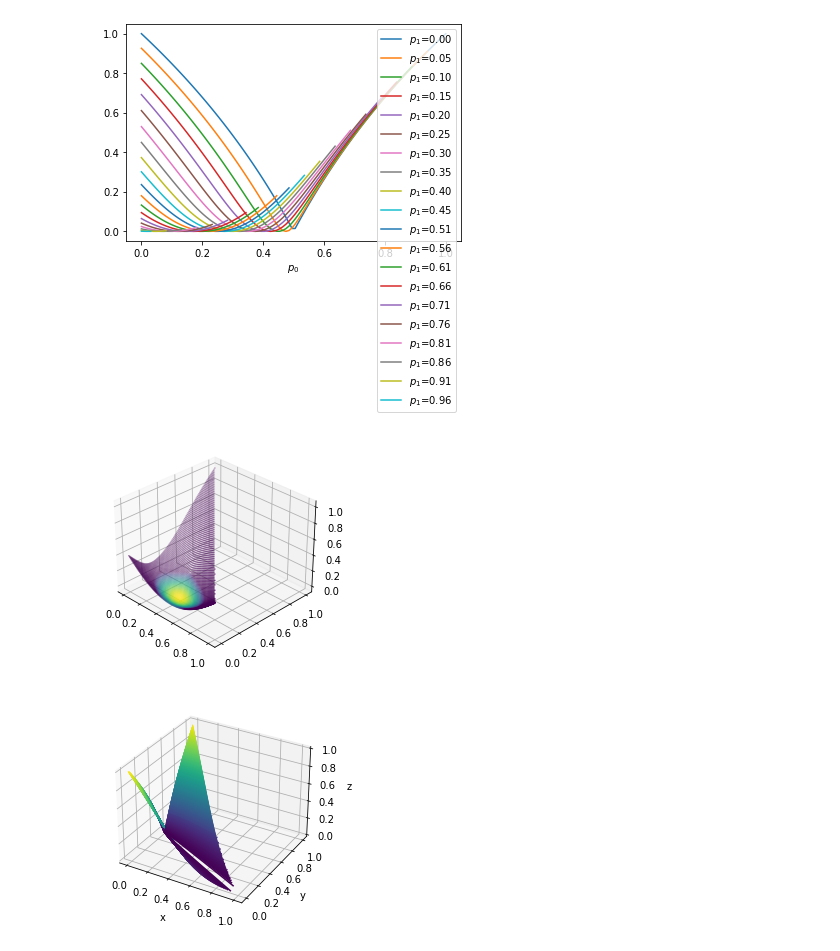
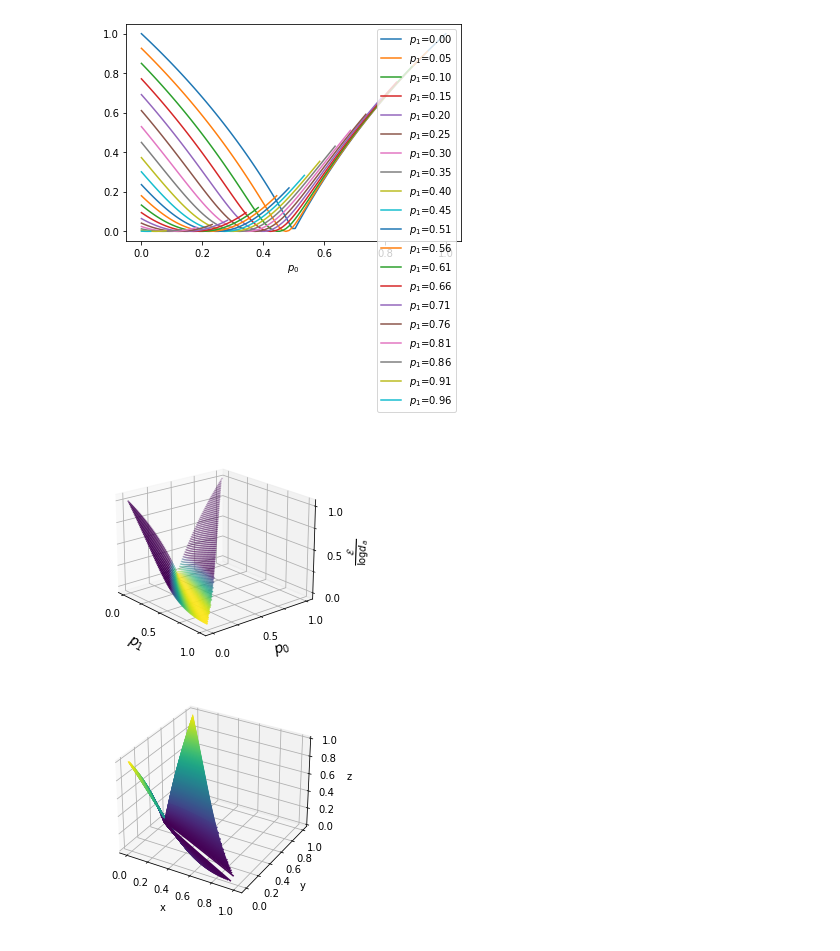
Before and after one commit to hassan-shap/anyons_pt, a Jupyter notebook: su2k.ipynb, the cells around one changed output. Saved outputs shown, nothing was run; the diff lists cells and outputs as text; code cells hidden in the pictures.

```diff
--- a/su2k.ipynb
+++ b/su2k.ipynb
@@ -477,7 +477,7 @@ plt.show()
 # %%
 # 2d phase diagram
 
-k=6
+k=4
 q= np.exp(1j*2*pi/(k+2))
 a=1
 b=1
@@ -548,17 +548,29 @@ plt.show()
 # %%
 import matplotlib.tri as mtri
 
 tri = mtri.Triangulation(x, y)
 
-
-ax = plt.axes(projection='3d')
-ax.scatter(y, x, z, c=z, s=2, cmap='viridis_r', linewidth=0.1,vmin=0,vmax=.1);
+fig = plt.figure(figsize=(5,4))
+ax = fig.add_subplot(111, projection='3d')
+ax.scatter(y, x, z, c=z, s=2, cmap='viridis_r', linewidth=0.1,vmin=0.,vmax=0.2);
 # ax.plot_trisurf(x, y, z, triangles=tri.triangles,
 #                 cmap=plt.cm.Spectral,vmin=0,vmax=0.5)#, edgecolor='none');
-ax.view_init(30, -45)
+ax.view_init(20, -40)
 # ax.view_init(90, -45)
+
+ax.set_xticks(np.arange(0,1.1,0.5))
+ax.set_yticks(np.arange(0,1.1,0.5))
+ax.set_zticks(np.arange(0,1.1,0.5))
+
+fsize=14
+ax.set_ylabel(r"$p_0$",fontsize = fsize)
+ax.set_xlabel(r'$p_1$',fontsize = fsize)
+ax.set_zlabel(r'$\frac{{\cal E}}{{\log d_a}}$',fontsize = fsize);
+ax.xaxis.set_minor_locator(AutoMinorLocator(2))
+ax.yaxis.set_minor_locator(AutoMinorLocator(2))
+ax.zaxis.set_minor_locator(AutoMinorLocator(2))
 # %% [output]
-[figure, old version]
+[figure, new version]
 # %%
 fig = plt.figure()
 ax = plt.axes(projection='3d')
```
Also changed, not shown: parts of 1 cell of this notebook, 1 other file.
